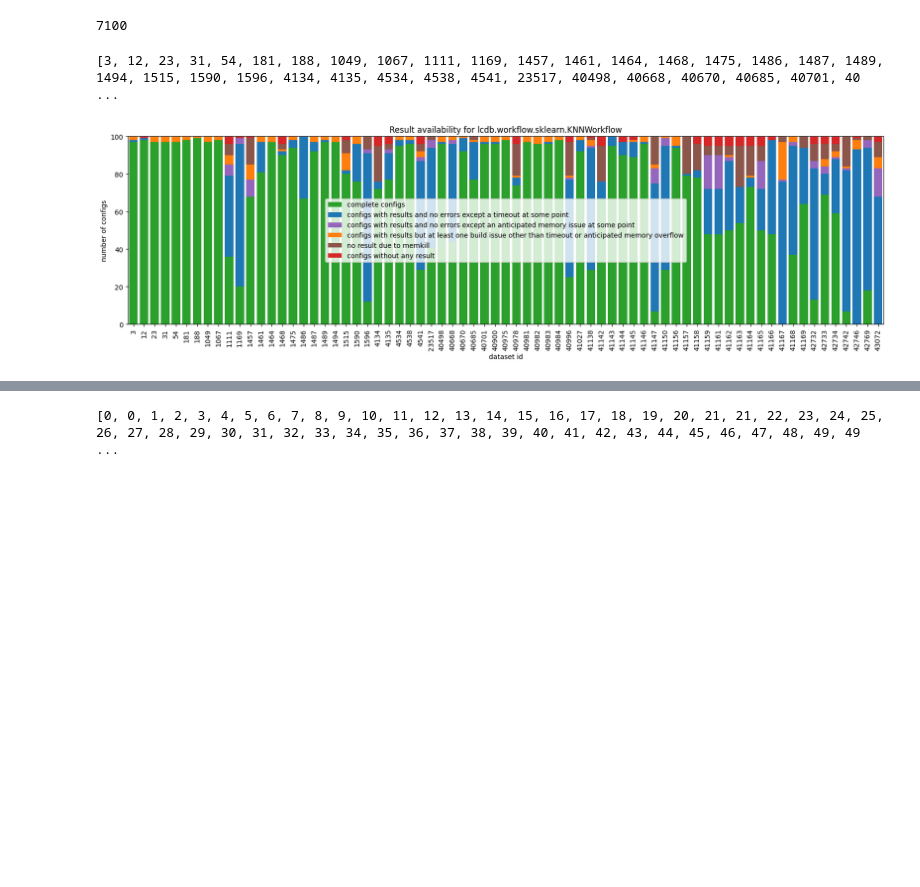
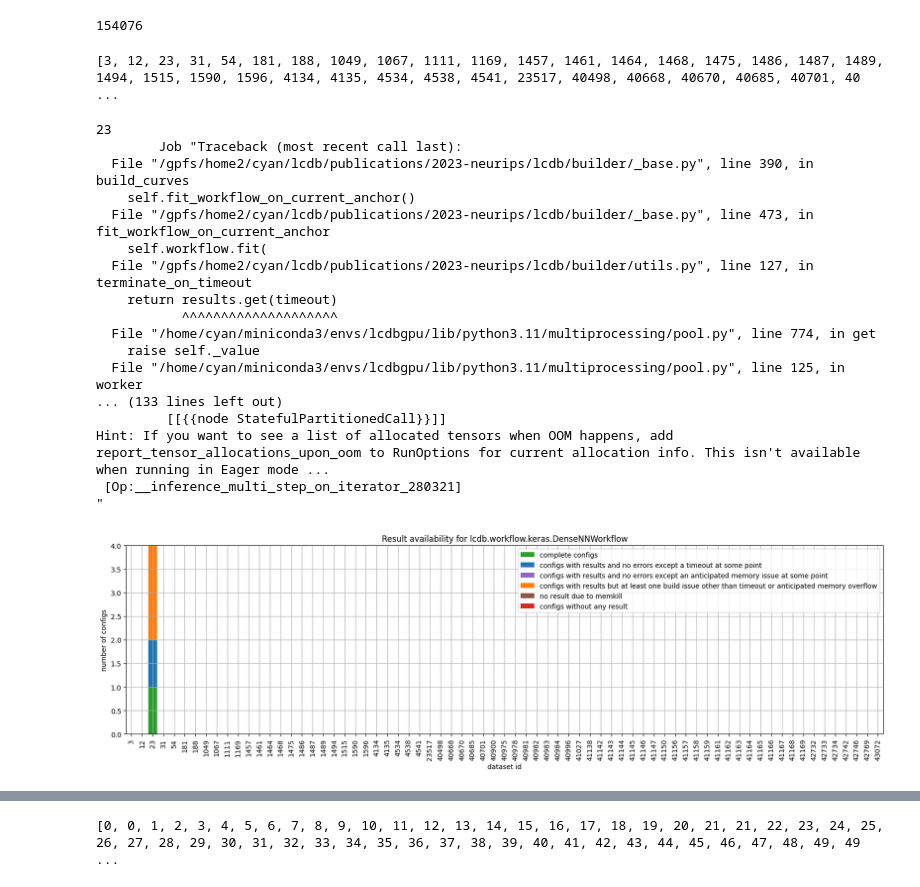
Before and after one commit to fmohr/lcdb, a Jupyter notebook: publications/2023-neurips/experiments/debugging/data_availability.ipynb, the cells around one changed output, grey strips where cells are left out. Saved outputs shown, nothing was run; the diff lists cells and outputs as text; code cells hidden in the pictures; blank space fills up the shorter version.

```diff
--- a/publications/2023-neurips/experiments/debugging/data_availability.ipynb
+++ b/publications/2023-neurips/experiments/debugging/data_availability.ipynb
@@ -14,22 +14,20 @@ from lcdb.analysis.views._util import get_cli_test_command
 # %%
 expected_datasets = [3, 12, 23, 31, 54, 181, 188, 1049, 1067, 1111, 1169, 1457, 1461, 1464, 1468, 1475, 1486, 1487, 1489, 1494, 1515, 1590, 1596, 4134, 4135, 4534, 4538, 4541, 23517, 40498, 40668, 40670, 40685, 40701, 40900, 40975, 40978, 40981, 40982, 40983, 40984, 40996, 41027, 41138, 41142, 41143, 41144, 41145, 41146, 41147, 41150, 41156, 41157, 41158, 41159, 41161, 41162, 41163, 41164, 41165, 41166, 41167, 41168, 41169, 42732, 42733, 42734, 42742, 42746, 42769, 43072]
 # %%
-rs = ResultSet()
-
-for k in [
-    "lcdb.workflow.sklearn.KNNWorkflow",
-    #"lcdb.workflow.sklearn.LibLinearWorkflow",
-    #"lcdb.workflow.sklearn.LibSVMWorkflow",
-    #"lcdb.workflow.sklearn.TreesEnsembleWorkflow",
-    #"lcdb.workflow.xgboost.XGBoostWorkflow"
-]:
-    _rs = ResultSet()
-    _rs.load(f"data/{k}.jsonl")
-    rs.extend(_rs)
-#dfs[k]["runtimes"] = dfs[k]["runtimes"].apply(lambda r: json.loads(r) if type(r) == str else None)
+rs = ResultSet.concat([
+    ResultSet.read_jsonl(f"../surf/snellius/data/{k}.jsonl")
+    for k in [
+        "lcdb.workflow.sklearn.KNNWorkflow",
+        "lcdb.workflow.sklearn.LibLinearWorkflow",
+        "lcdb.workflow.sklearn.LibSVMWorkflow",
+        "lcdb.workflow.sklearn.TreesEnsembleWorkflow",
+        "lcdb.workflow.xgboost.XGBoostWorkflow",
+        "lcdb.workflow.keras.DenseNNWorkflow"
+    ]
+])
 print(rs.num_rows)
 # %% [output]
-7100
+154076
 # %%
 print(sorted(rs.datasets))
 # %% [output]
@@ -38,10 +36,15 @@ print(sorted(rs.datasets))
 traceback_extractor = TracebackExtractor()
 
 for workflow, rs_workflow in rs.group_by_workflow():
+    if "keras" not in workflow:
+        continue
+
     fig, ax = plt.subplots(figsize=(20, 5))
 
     status_data = []
     datasets = []
+
+    max_num_results = 0
     for openmlid in expected_datasets:
 
         rs_dataset = rs_workflow.filter_datasets(openmlid)
@@ -53,10 +56,10 @@ for workflow, rs_workflow in rs.group_by_workflow():
         rs_memory_killed, rs_other_kill = rs_no_results.split(lambda r: "error" in r and r["error"] == "F_memory_limit_exceeded")
         num_memory_killed = rs_memory_killed.num_rows
         num_no_results_other_reason = rs_other_kill.num_rows
-        #if num_no_results_other_reason > 0:
-            #print(openmlid)
-            #for row in rs_other_kill:
-                #print("\tJob", row["experiment_metadata"]["job_id"], row["error"])
+        if False and num_no_results_other_reason > 0:
+            print(openmlid)
+            for row in rs_other_kill:
+                print("\tJob", row["experiment_metadata"]["job_id"], row["error"])
 
         # now check those that have no build issues from those that have
         rs_ok, rs_with_issues = rs_with_results.split(lambda r: 'build_issues' not in r or r['build_issues'] is None)
@@ -69,34 +72,58 @@ for workflow, rs_workflow in rs.group_by_workflow():
         # separate those where the only build issue is an anticipated memory overflow
         rs_with_anticipated_memory_overflow, rs_with_other_issues = rs_with_other_issues_than_timeouts.split(lambda r: all(bi["message"] == "anticipated memory overflow" for bi in r["traceback_summary"]))
         num_with_anticipated_memory_overflow = rs_with_anticipated_memory_overflow.num_rows
         num_with_other_build_issues = rs_with_other_issues.num_rows
+
+        if num_with_other_build_issues > 0:
+            print(openmlid)
+            for row in rs_with_other_issues:
+                print("\tJob", list(json.loads(row["build_issues"]).values())[0])
 
         datasets.append(openmlid)
         status_data.append([num_ok, num_with_data_and_timeout_being_the_only_issue, num_with_anticipated_memory_overflow, num_with_other_build_issues, num_memory_killed, num_no_results_other_reason])
 
     status_data = np.array(status_data)
     n_rows, n_cols = status_data.shape
     x = 0.5 + np.arange(n_rows)  # one bar per row
 
     bottom = np.zeros(n_rows)
     for j, label, color in zip(
         range(n_cols),
         ["complete configs", "configs with results and no errors except a timeout at some point", "configs with results and no errors except an anticipated memory issue at some point", "configs with results but at least one build issue other than timeout or anticipated memory overflow", "no result due to memkill", "configs without any result"],
         ["C2", "C0", "C4", "C1", "C5", "C3"]
     ):
         ax.bar(x, status_data[:, j], bottom=bottom, label=label, color=color)
         bottom += status_data[:, j]
 
     ax.set_xticks(0.5 + np.arange(len(datasets)))
     ax.set_xlim([0, len(datasets)])
     ax.set_xticklabels(datasets, rotation=90)
     ax.set_xlabel("dataset id")
     ax.set_ylabel("number of configs")
     ax.set_title(f"Result availability for {workflow}")
+    ax.grid()
+    #ax.set_ylim(np.arange(0, len()))
     ax.legend()
     plt.show()
 # %% [output]
+23
+        Job "Traceback (most recent call last):
+  File "/gpfs/home2/cyan/lcdb/publications/2023-neurips/lcdb/builder/_base.py", line 390, in build_curves
+    self.fit_workflow_on_current_anchor()
+  File "/gpfs/home2/cyan/lcdb/publications/2023-neurips/lcdb/builder/_base.py", line 473, in fit_workflow_on_current_anchor
+    self.workflow.fit(
+  File "/gpfs/home2/cyan/lcdb/publications/2023-neurips/lcdb/builder/utils.py", line 127, in terminate_on_timeout
+    return results.get(timeout)
+           ^^^^^^^^^^^^^^^^^^^^
+  File "/home/cyan/miniconda3/envs/lcdbgpu/lib/python3.11/multiprocessing/pool.py", line 774, in get
+    raise self._value
+  File "/home/cyan/miniconda3/envs/lcdbgpu/lib/python3.11/multiprocessing/pool.py", line 125, in worker
+... (133 lines left out)
+         [[{{node StatefulPartitionedCall}}]]
+Hint: If you want to see a list of allocated tensors when OOM happens, add report_tensor_allocations_upon_oom to RunOptions for current allocation info. This isn't available when running in Eager mode ...
+ [Op:__inference_multi_step_on_iterator_280321]
+"
-[figure, old version]
+[figure, new version]
 # %%
 rs_ds = rs.filter_datasets(1457)
 rs_ds.to_pandas()
```
Also changed, not shown: parts of 1 cell of this notebook, 9 other files.
